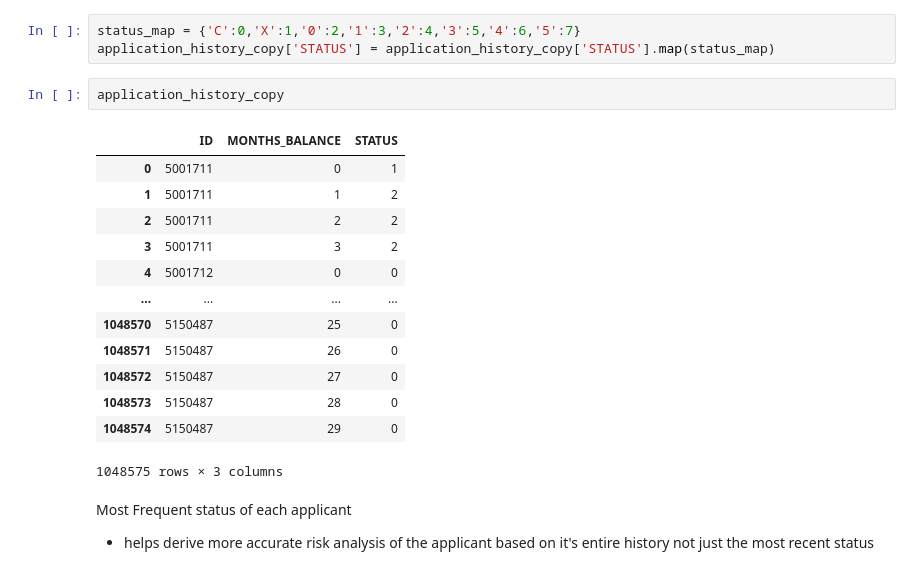
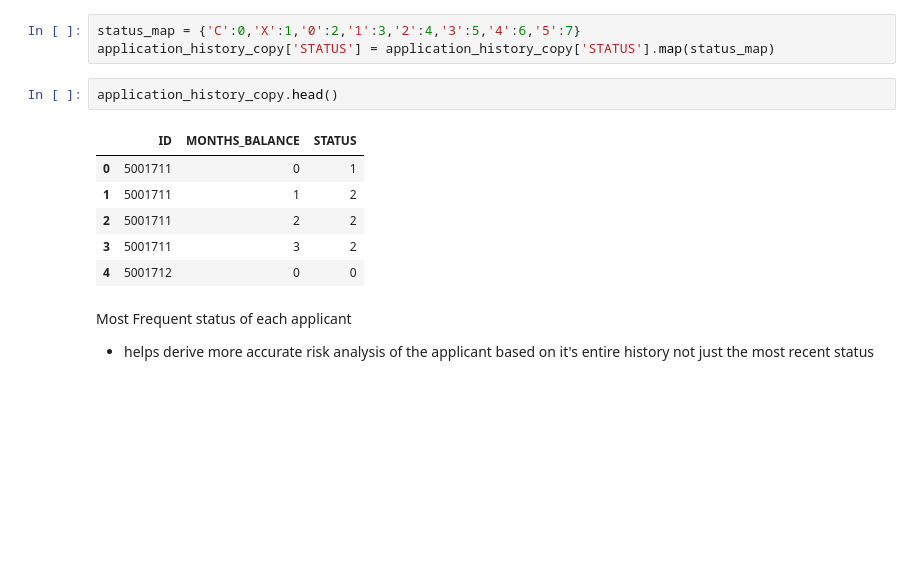
Before and after one commit to muhammed1k/Credit_Card_Approval_Analysis, a Jupyter notebook: Credit_Card_Approval_Analysis.ipynb, the cells around one changed output. Drawn from its saved outputs; the diff is of its cells as text; blank space fills up the shorter version.

```diff
--- a/Credit_Card_Approval_Analysis.ipynb
+++ b/Credit_Card_Approval_Analysis.ipynb
@@ -649,21 +659,14 @@ array(['X', '0', 'C', '1', '2', '3', '4', '5'], dtype=object)
 status_map = {'C':0,'X':1,'0':2,'1':3,'2':4,'3':5,'4':6,'5':7}
 application_history_copy['STATUS'] = application_history_copy['STATUS'].map(status_map)
 # %%
-application_history_copy
+application_history_copy.head()
 # %% [output]
 |  | ID | MONTHS_BALANCE | STATUS |
 | 0 | 5001711 | 0 | 1 |
 | 1 | 5001711 | 1 | 2 |
 | 2 | 5001711 | 2 | 2 |
 | 3 | 5001711 | 3 | 2 |
 | 4 | 5001712 | 0 | 0 |
-| ... | ... | ... | ... |
-| 1048570 | 5150487 | 25 | 0 |
-| 1048571 | 5150487 | 26 | 0 |
-| 1048572 | 5150487 | 27 | 0 |
-| 1048573 | 5150487 | 28 | 0 |
-| 1048574 | 5150487 | 29 | 0 |
-1048575 rows × 3 columns
 # %% [markdown]
 Most Frequent status of each applicant
 - helps derive more accurate risk analysis of the applicant based on it's entire history not just the most recent status
```
Also changed, not shown: parts of 38 cells of this notebook, 13 other files.
